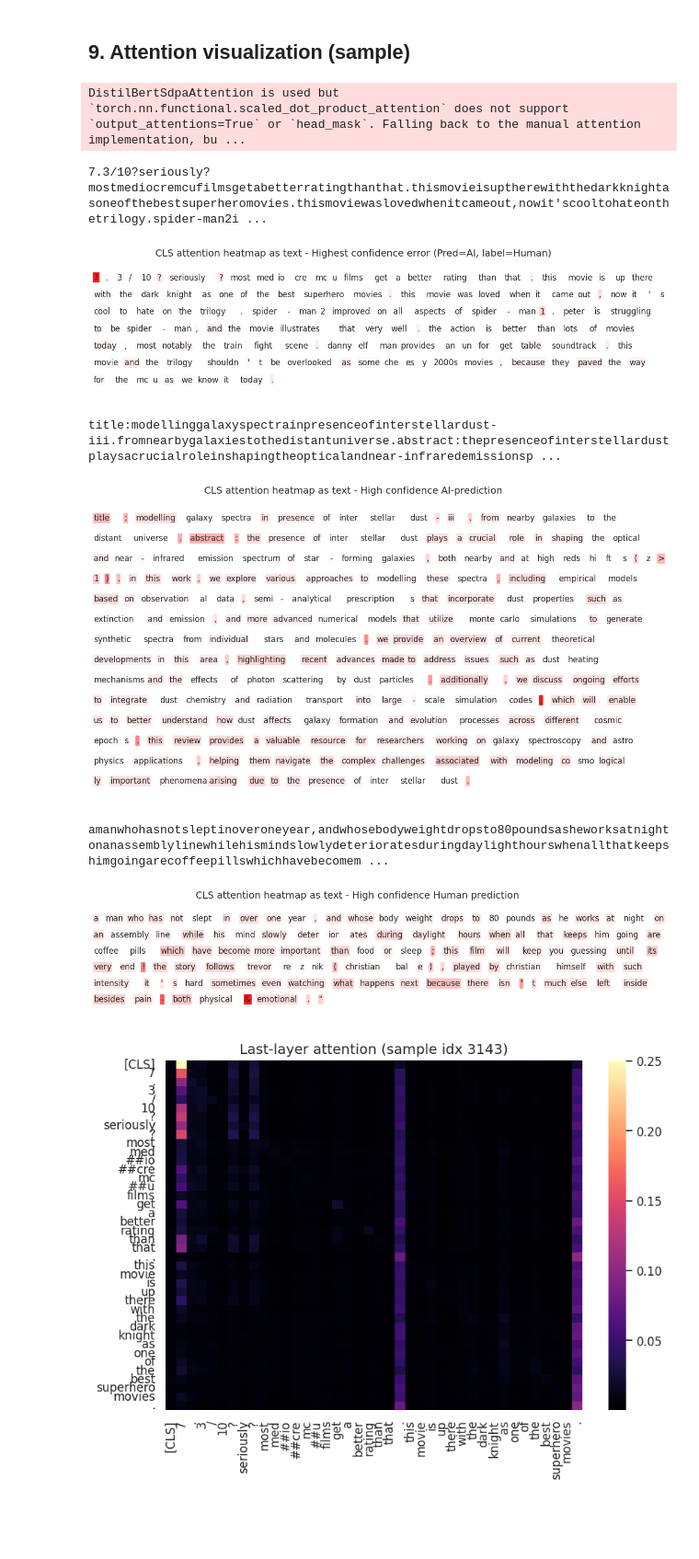
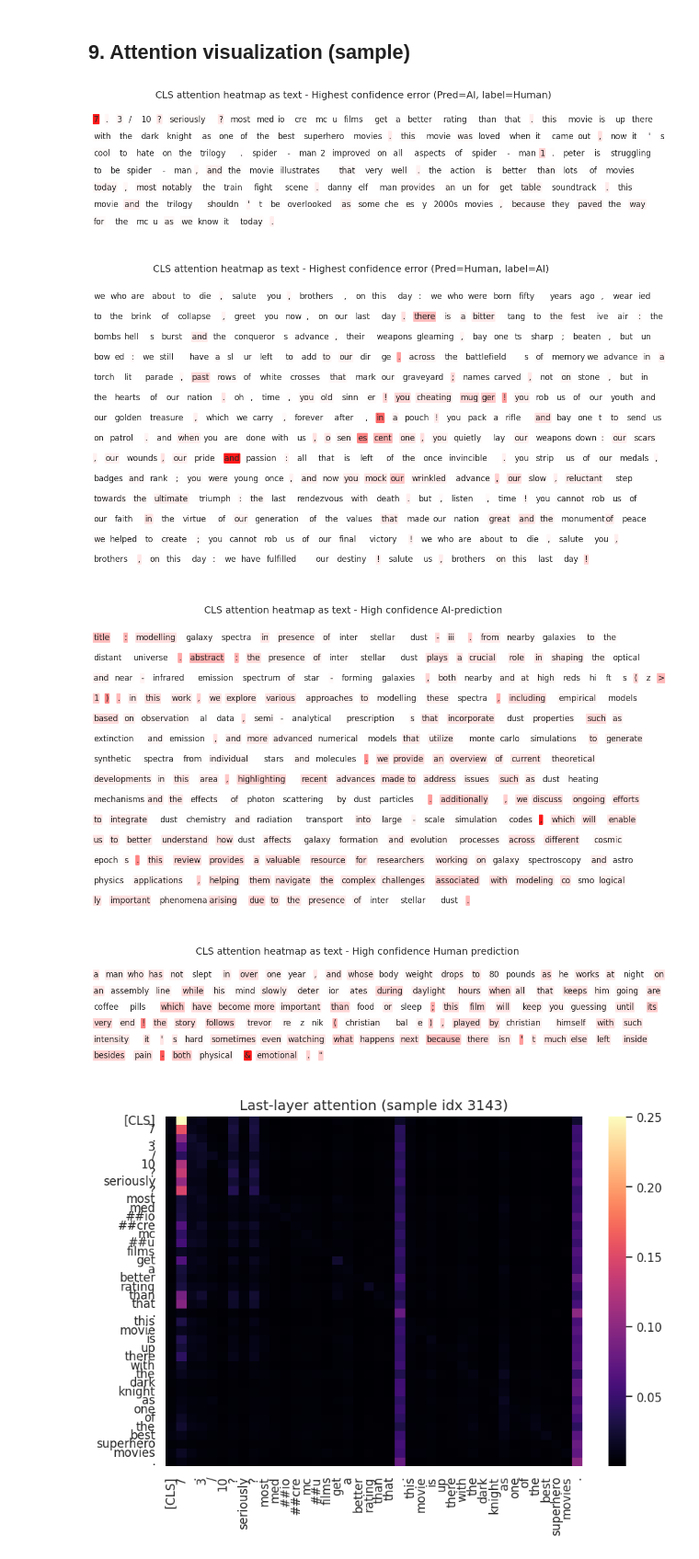
Before and after one commit to HesteBjorn/TDT13_AI_text_prediction, a Jupyter notebook: notebooks/distilbert_analysis.ipynb, the cells around one changed output. Shown at 92% size. Cells and saved outputs as stored; diff of their text form; code cells hidden in the pictures; blank space fills up the shorter version.

```diff
--- a/notebooks/distilbert_analysis.ipynb
+++ b/notebooks/distilbert_analysis.ipynb
@@ -387,31 +387,14 @@ def print_attention_text(sample_idx: int, sample_title: str = ""):
     # seq_len = min(40, attn.shape[0])
     tokens = tokenizer.convert_ids_to_tokens(inputs["input_ids"][0][:])
 
-    cls_row = attn[0,:]
-    # Attention heatmap as natural text
-    norm = mcolors.Normalize(vmin=float(cls_row.min()), vmax=float(cls_row.max()))
-    cmap = plt.colormaps.get_cmap("magma")
-    render_tokens = []
-    for tok, weight in zip(tokens, cls_row):
-        if tok in tokenizer.all_special_tokens:
-            continue
-        rgba = cmap(norm(float(weight)))
-        color = mcolors.to_hex(rgba)
-        clean_tok = tok.replace("▁", " ").replace("##", "")
-        render_tokens.append(f"<span style='background-color:{color}; padding:2px 4px; margin:1px; border-radius:3px;'>{clean_tok}</span>")
-    html = "<div style='line-height:1.8; font-family:monospace;'>" + "".join(render_tokens) + "</div>"
-    display(HTML(html))
-
-    # New try:
     cls_row = attn[0, :len(tokens)]
     # Build per-token colors (skip specials)
     norm = mcolors.Normalize(vmin=float(cls_row.min()),
     vmax=float(cls_row.max()))
-    # cmap = plt.colormaps.get_cmap("magma")
+
+    # Make custom transparent-to-red colormap
     c_start = mcolors.colorConverter.to_rgba('white', alpha=0.0)
-    c_end = mcolors.colorConverter.to_rgba('red', alpha=1.0) # Choose your highlight color
-    # 2. Create the custom colormap
-    # 'rb_cmap' is an arbitrary name, 512 is the number of color points
+    c_end = mcolors.colorConverter.to_rgba('red', alpha=1.0)
     cmap = mcolors.LinearSegmentedColormap.from_list(
         'transparent_to_red', [c_start, c_end], 512
     )
@@ -466,16 +449,15 @@ def print_attention_text(sample_idx: int, sample_title: str = ""):
 # %%
 error_sample = analysis_df[analysis_df["error_type"] != "Correct"].copy().sort_values("prob", ascending=False).iloc[0]
 print_attention_text(error_sample.name, f"Highest confidence error (Pred={error_sample['pred_name']}, label={error_sample['label_name']})")  # Highest confidence error
+error_sample2 = analysis_df[analysis_df["error_type"] != "Correct"].copy().sort_values("prob", ascending=True).iloc[0]
+print_attention_text(error_sample2.name, f"Highest confidence error (Pred={error_sample2['pred_name']}, label={error_sample2['label_name']})")  # Highest confidence error
 print_attention_text(int(np.argmax(analysis_df["prob"])), "High confidence AI-prediction")  # Highest confidence high
 print_attention_text(int(np.argmin(analysis_df["prob"][700:1000])), "High confidence Human prediction")  # Highest confidence low
 # %% [output]
-DistilBertSdpaAttention is used but `torch.nn.functional.scaled_dot_product_attention` does not support `output_attentions=True` or `head_mask`. Falling back to the manual attention implementation, bu ...
-7.3/10?seriously?mostmediocremcufilmsgetabetterratingthanthat.thismovieisuptherewiththedarkknightasoneofthebestsuperheromovies.thismoviewaslovedwhenitcameout,nowit'scooltohateonthetrilogy.spider-man2i ...
 [figure]
-title:modellinggalaxyspectrainpresenceofinterstellardust-iii.fromnearbygalaxiestothedistantuniverse.abstract:thepresenceofinterstellardustplaysacrucialroleinshapingtheopticalandnear-infraredemissionsp ...
-[figure, old version]
+[figure, new version]
-amanwhohasnotsleptinoveroneyear,andwhosebodyweightdropsto80poundsasheworksatnightonanassemblylinewhilehismindslowlydeterioratesduringdaylighthourswhenallthatkeepshimgoingarecoffeepillswhichhavebecomem ...
-[figure, old version]
+[figure, new version]
+[figure, added]
 # %%
 def print_attention_heatmap(sample_idx: int):
     sample_text = analysis_df.loc[sample_idx, "text"]
```
